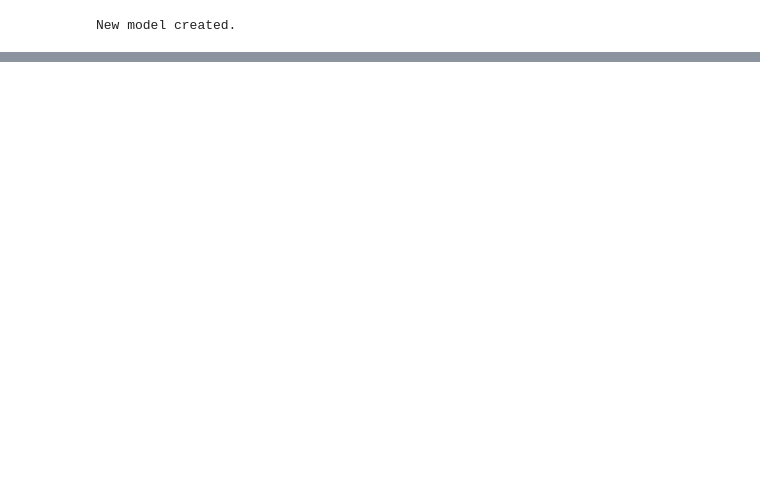
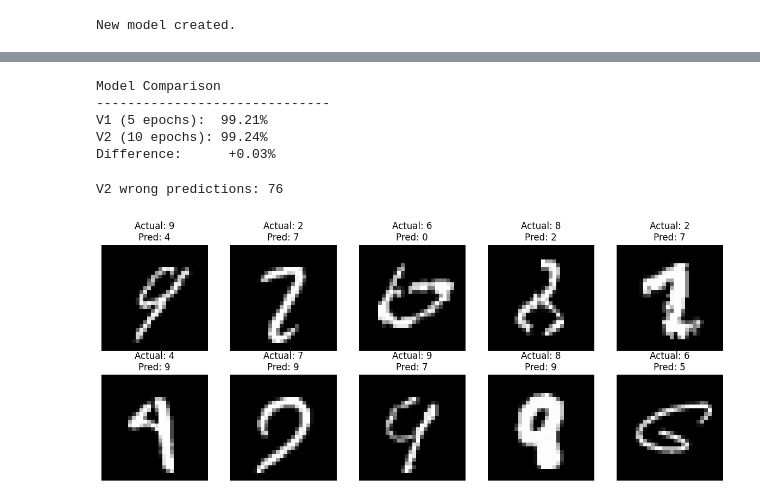
Before and after one commit to shriom17/MiniDigit-AI, a Jupyter notebook: MiniDigit-AI.ipynb, the cells around one changed output, grey strips where cells are left out. Cells and saved outputs as stored; diff of their text form; code cells hidden in the pictures; blank space fills up the shorter version.

Commit message:
final model saved

```diff
--- a/MiniDigit-AI.ipynb
+++ b/MiniDigit-AI.ipynb
@@ -657,0 +658,77 @@ plt.show()
+# %%
+print("Model Comparison")
+print("-" * 30)
+
+print(f"V1 (5 epochs):  {accuracy:.2f}%")
+print(f"V2 (10 epochs): {accuracy_v2:.2f}%")
+
+difference = accuracy_v2 - accuracy
+
+print(f"Difference:      {difference:+.2f}%")
+# %% [output]
+Model Comparison
+------------------------------
+V1 (5 epochs):  99.21%
+V2 (10 epochs): 99.24%
+Difference:      +0.03%
+# %%
+model_v2.eval()
+
+wrong_images_v2 = []
+wrong_labels_v2 = []
+wrong_predictions_v2 = []
+
+with torch.no_grad():
+
+    for images_batch, labels_batch in test_loader:
+
+        images_batch = images_batch.to(device)
+        labels_batch = labels_batch.to(device)
+
+        outputs = model_v2(images_batch)
+
+        predictions = outputs.argmax(dim=1)
+
+        wrong_mask = predictions != labels_batch
+
+        wrong_images_v2.extend(
+            images_batch[wrong_mask].cpu()
+        )
+
+        wrong_labels_v2.extend(
+            labels_batch[wrong_mask].cpu()
+        )
+
+        wrong_predictions_v2.extend(
+            predictions[wrong_mask].cpu()
+        )
+
+print(
+    "V2 wrong predictions:",
+    len(wrong_images_v2)
+)
+# %% [output]
+V2 wrong predictions: 76
+# %%
+plt.figure(figsize=(12, 5))
+
+for i in range(min(10, len(wrong_images_v2))):
+
+    plt.subplot(2, 5, i + 1)
+
+    plt.imshow(
+        wrong_images_v2[i].squeeze(),
+        cmap="gray"
+    )
+
+    plt.title(
+        f"Actual: {wrong_labels_v2[i].item()}\n"
+        f"Pred: {wrong_predictions_v2[i].item()}"
+    )
+
+    plt.axis("off")
+
+plt.tight_layout()
+plt.show()
+# %% [output]
+[figure, added]
```
Also changed, not shown: parts of 15 cells of this notebook.
